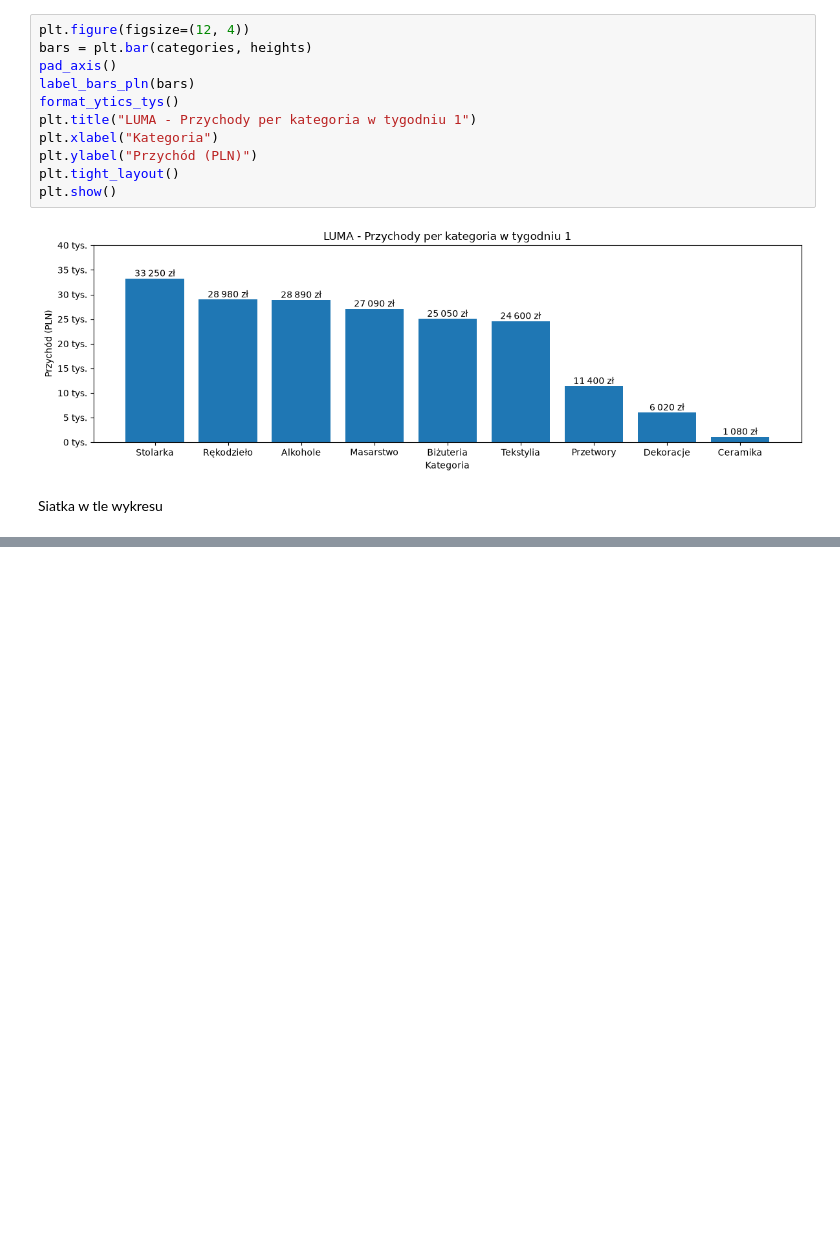
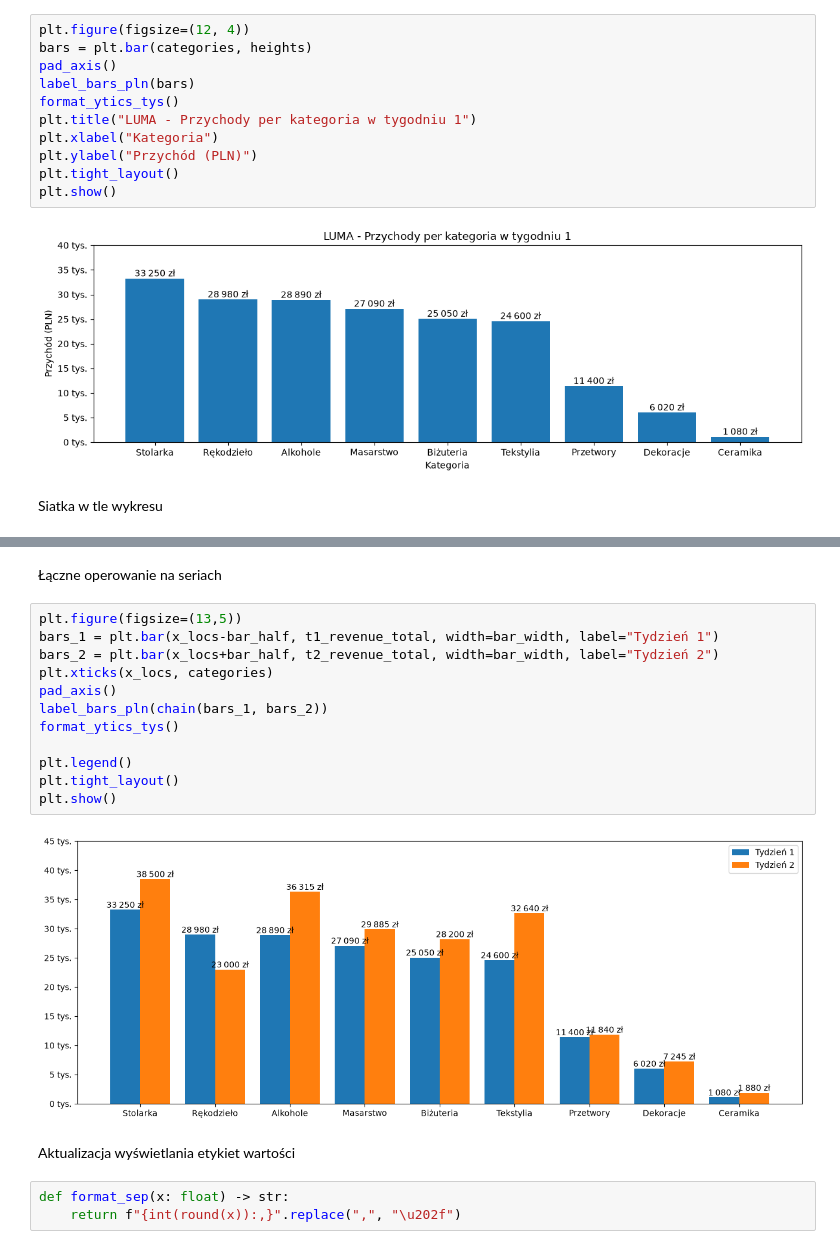
Before and after one commit to bartoszkoziol/DataVisualization, a Jupyter notebook: 01-bar.ipynb, the cells around one changed output, grey strips where cells are left out. Saved outputs shown, nothing was run; the diff lists cells and outputs as text; blank space fills up the shorter version.

```diff
--- a/01-bar.ipynb
+++ b/01-bar.ipynb
@@ -256,0 +308,21 @@ plt.show()
+# %% [markdown]
+Łączne operowanie na seriach
+# %%
+plt.figure(figsize=(13,5))
+bars_1 = plt.bar(x_locs-bar_half, t1_revenue_total, width=bar_width, label="Tydzień 1")
+bars_2 = plt.bar(x_locs+bar_half, t2_revenue_total, width=bar_width, label="Tydzień 2")
+plt.xticks(x_locs, categories)
+pad_axis()
+label_bars_pln(chain(bars_1, bars_2))
+format_ytics_tys()
+
+plt.legend()
+plt.tight_layout()
+plt.show()
+# %% [output]
+[figure, added]
+# %% [markdown]
+Aktualizacja wyświetlania etykiet wartości
+# %%
+def format_sep(x: float) -> str:
+    return f"{int(round(x)):,}".replace(",", "\u202f")
```
Also changed, not shown: parts of 12 cells of this notebook.
